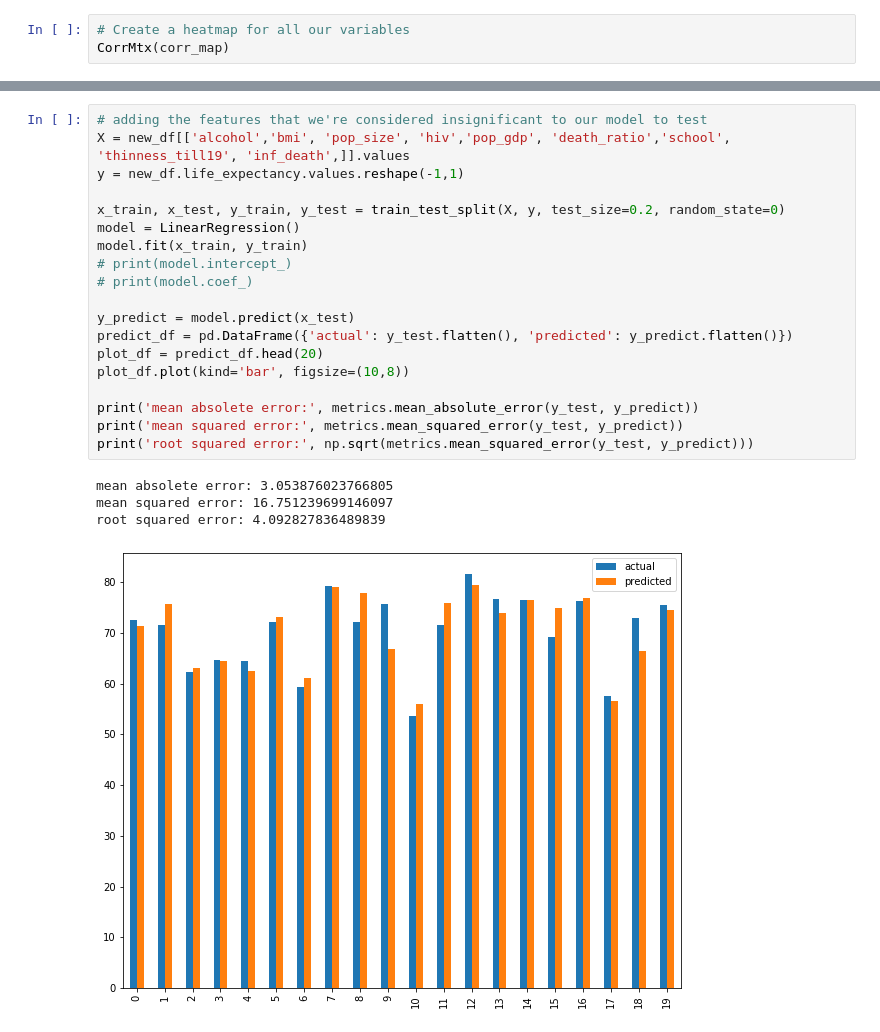
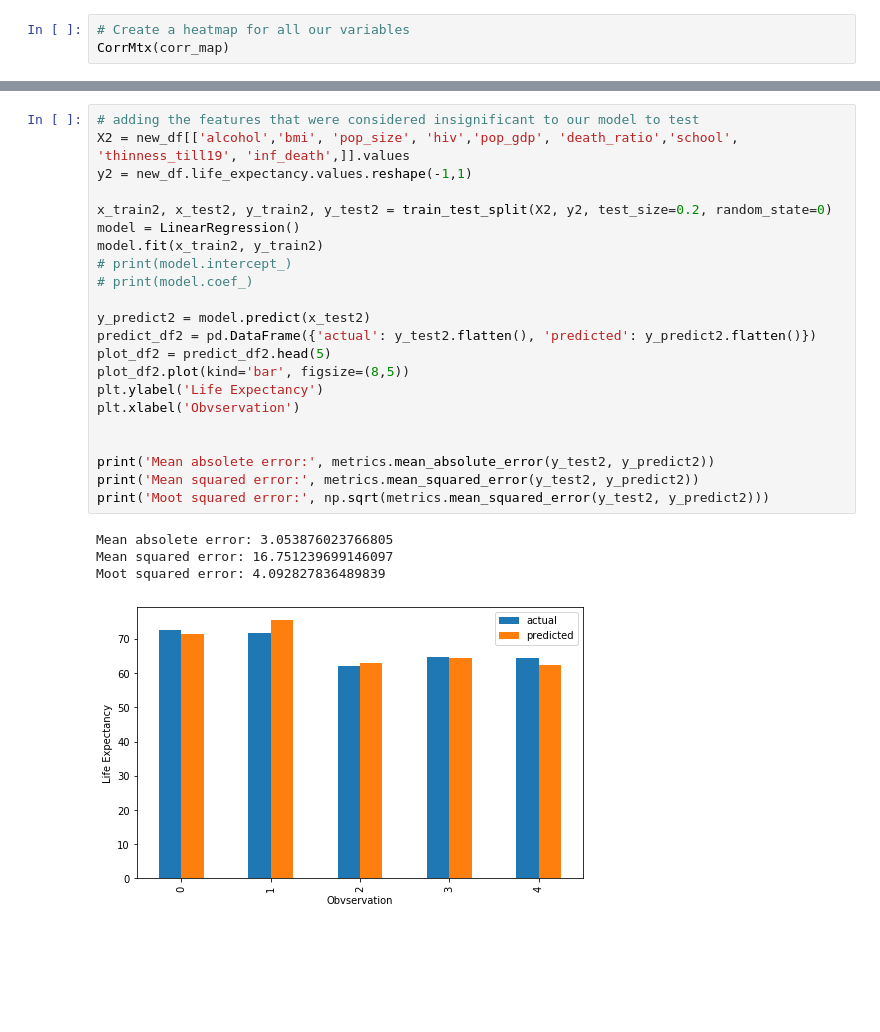
Before and after one commit to DaggerForce/Life_Expectancy_Project, a Jupyter notebook: Life_Expectancy_Notebook.ipynb, the cells around one changed output, grey strips where cells are left out. Drawn from its saved outputs; the diff is of its cells as text; blank space fills up the shorter version.

```diff
--- a/Life_Expectancy_Notebook.ipynb
+++ b/Life_Expectancy_Notebook.ipynb
@@ -291,24 +280,27 @@ root squared error: 4.116318713597839
 # %%
-# adding the features that we're considered insignificant to our model to test
-X = new_df[['alcohol','bmi', 'pop_size', 'hiv','pop_gdp', 'death_ratio','school', 'thinness_till19', 'inf_death',]].values
-y = new_df.life_expectancy.values.reshape(-1,1)
+# adding the features that were considered insignificant to our model to test
+X2 = new_df[['alcohol','bmi', 'pop_size', 'hiv','pop_gdp', 'death_ratio','school', 'thinness_till19', 'inf_death',]].values
+y2 = new_df.life_expectancy.values.reshape(-1,1)
 
-x_train, x_test, y_train, y_test = train_test_split(X, y, test_size=0.2, random_state=0)
+x_train2, x_test2, y_train2, y_test2 = train_test_split(X2, y2, test_size=0.2, random_state=0)
 model = LinearRegression()
-model.fit(x_train, y_train)
+model.fit(x_train2, y_train2)
 # print(model.intercept_)
 # print(model.coef_)
 
-y_predict = model.predict(x_test)
-predict_df = pd.DataFrame({'actual': y_test.flatten(), 'predicted': y_predict.flatten()})
-plot_df = predict_df.head(20)
-plot_df.plot(kind='bar', figsize=(10,8))
+y_predict2 = model.predict(x_test2)
+predict_df2 = pd.DataFrame({'actual': y_test2.flatten(), 'predicted': y_predict2.flatten()})
+plot_df2 = predict_df2.head(5)
+plot_df2.plot(kind='bar', figsize=(8,5))
+plt.ylabel('Life Expectancy')
+plt.xlabel('Obvservation')
 
-print('mean absolete error:', metrics.mean_absolute_error(y_test, y_predict))
-print('mean squared error:', metrics.mean_squared_error(y_test, y_predict))
-print('root squared error:', np.sqrt(metrics.mean_squared_error(y_test, y_predict)))
+
+print('Mean absolete error:', metrics.mean_absolute_error(y_test2, y_predict2))
+print('Mean squared error:', metrics.mean_squared_error(y_test2, y_predict2))
+print('Moot squared error:', np.sqrt(metrics.mean_squared_error(y_test2, y_predict2)))
 # %% [output]
-mean absolete error: 3.053876023766805
-mean squared error: 16.751239699146097
-root squared error: 4.092827836489839
+Mean absolete error: 3.053876023766805
+Mean squared error: 16.751239699146097
+Moot squared error: 4.092827836489839
-[figure, old version]
+[figure, new version]
```
Also changed, not shown: parts of 18 cells of this notebook, 9 other files.
